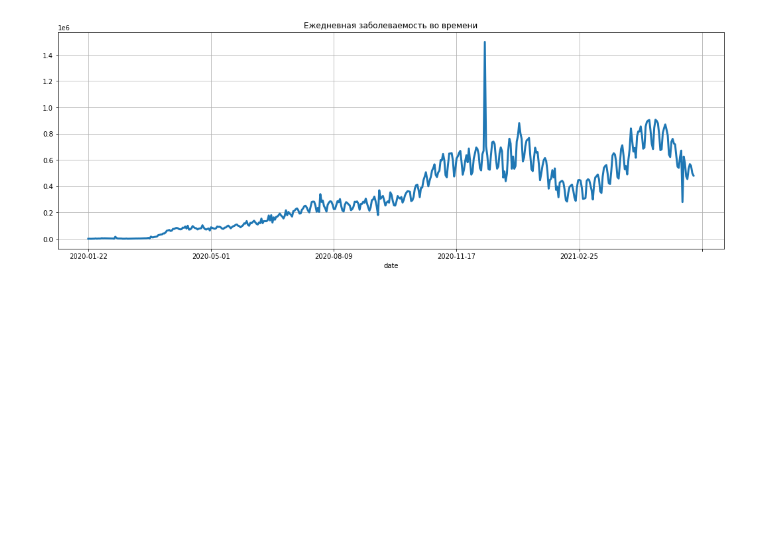
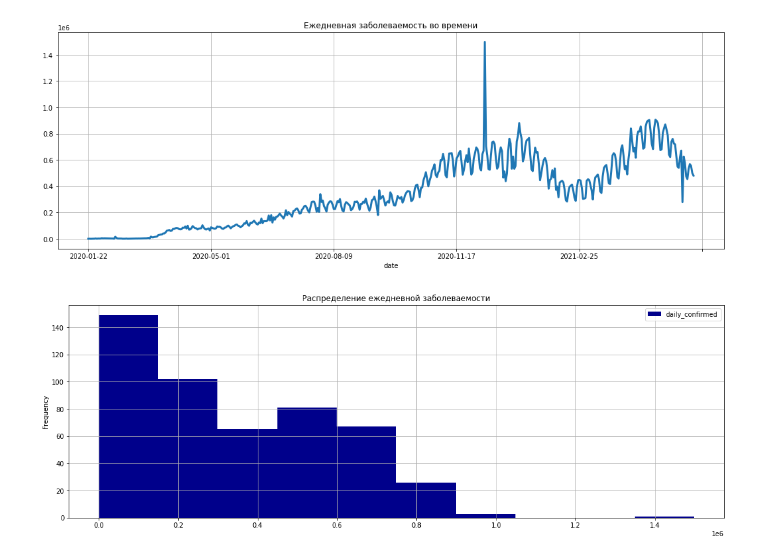
Before and after one commit to zzz-Ivan-zzz/ds_remote, a Jupyter notebook: Python-13. Visualization.ipynb, the cells around one changed output. Saved outputs shown, nothing was run; the diff lists cells and outputs as text; code cells hidden in the pictures; blank space fills up the shorter version.

```diff
--- a/Python-13. Visualization.ipynb
+++ b/Python-13. Visualization.ipynb
@@ -65,3 +67,17 @@ grouped_cases.plot( # не указываем х и у, т.к. ими высту
 ); # ; чтобы не выводить служебную информацию
 # %% [output]
 [figure]
+# %%
+# гистограмма
+
+grouped_cases.plot(
+    kind='hist', # гистограмма
+    figsize=(18, 6),
+    title='Распределение ежедневной заболеваемости',
+    grid = True,
+    color = 'darkblue',
+    bins=10, # число прямоугольников
+    legend = True
+);
+# %% [output]
+[figure, added]
```
Also changed, not shown: parts of 1 cell of this notebook.
